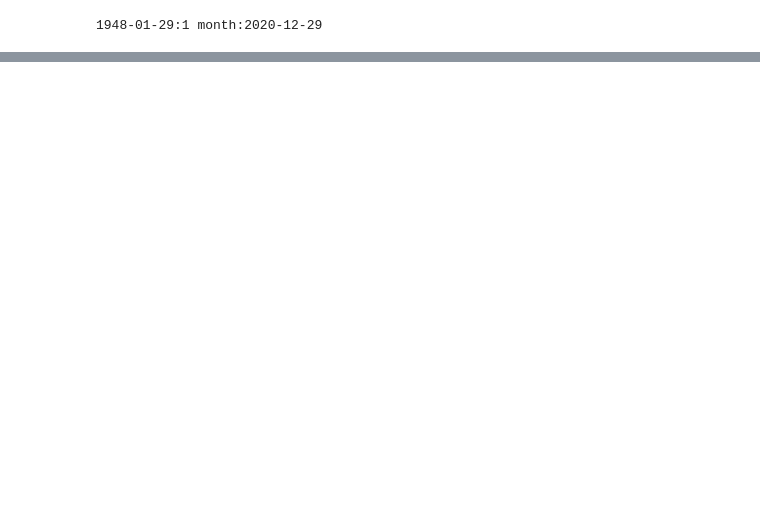
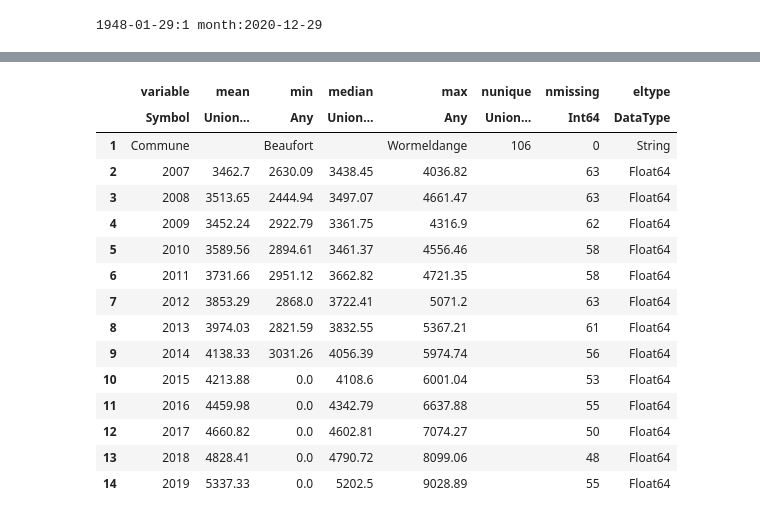
Before and after one commit to tarikgit/julia-lux, a Jupyter notebook: 02-PlottingOcaktanOrg.ipynb, the cells around one changed output, grey strips where cells are left out. Drawn from its saved outputs; the diff is of its cells as text; code cells hidden in the pictures; blank space fills up the shorter version.

```diff
--- a/02-PlottingOcaktanOrg.ipynb
+++ b/02-PlottingOcaktanOrg.ipynb
@@ -574,0 +591,25 @@ ArgumentError: ArgumentError: Symbol name may not contain \0
+# %%
+using Statistics, DataFrames
+
+#Statistics.mean!(skipmissing( raw_data[:,2:11] ))
+
+#data_real_estate[i-1] = Statistics.mean(skipmissing(raw_data[:, i]))
+
+data_real_estate_describe = describe( raw_data )
+# %% [output]
+|  | variable | mean | min | median | max | nunique | nmissing | eltype |
+|  | Symbol | Union… | Any | Union… | Any | Union… | Int64 | DataType |
+| 1 | Commune |  | Beaufort |  | Wormeldange | 106 | 0 | String |
+| 2 | 2007 | 3462.7 | 2630.09 | 3438.45 | 4036.82 |  | 63 | Float64 |
+| 3 | 2008 | 3513.65 | 2444.94 | 3497.07 | 4661.47 |  | 63 | Float64 |
+| 4 | 2009 | 3452.24 | 2922.79 | 3361.75 | 4316.9 |  | 62 | Float64 |
+| 5 | 2010 | 3589.56 | 2894.61 | 3461.37 | 4556.46 |  | 58 | Float64 |
+| 6 | 2011 | 3731.66 | 2951.12 | 3662.82 | 4721.35 |  | 58 | Float64 |
+| 7 | 2012 | 3853.29 | 2868.0 | 3722.41 | 5071.2 |  | 63 | Float64 |
+| 8 | 2013 | 3974.03 | 2821.59 | 3832.55 | 5367.21 |  | 61 | Float64 |
+| 9 | 2014 | 4138.33 | 3031.26 | 4056.39 | 5974.74 |  | 56 | Float64 |
+| 10 | 2015 | 4213.88 | 0.0 | 4108.6 | 6001.04 |  | 53 | Float64 |
+| 11 | 2016 | 4459.98 | 0.0 | 4342.79 | 6637.88 |  | 55 | Float64 |
+| 12 | 2017 | 4660.82 | 0.0 | 4602.81 | 7074.27 |  | 50 | Float64 |
+| 13 | 2018 | 4828.41 | 0.0 | 4790.72 | 8099.06 |  | 48 | Float64 |
+| 14 | 2019 | 5337.33 | 0.0 | 5202.5 | 9028.89 |  | 55 | Float64 |
```
Also changed, not shown: parts of 2 cells of this notebook, 5 other files.
